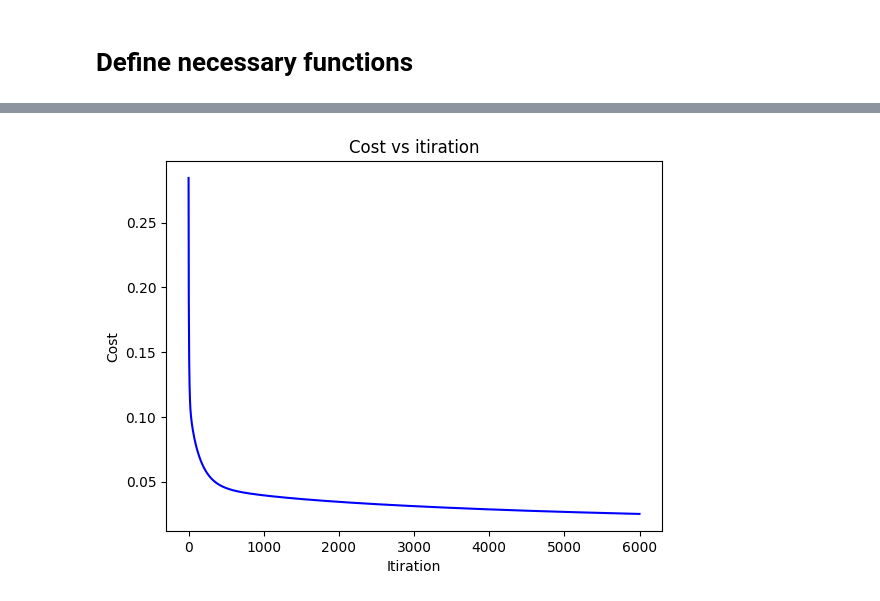
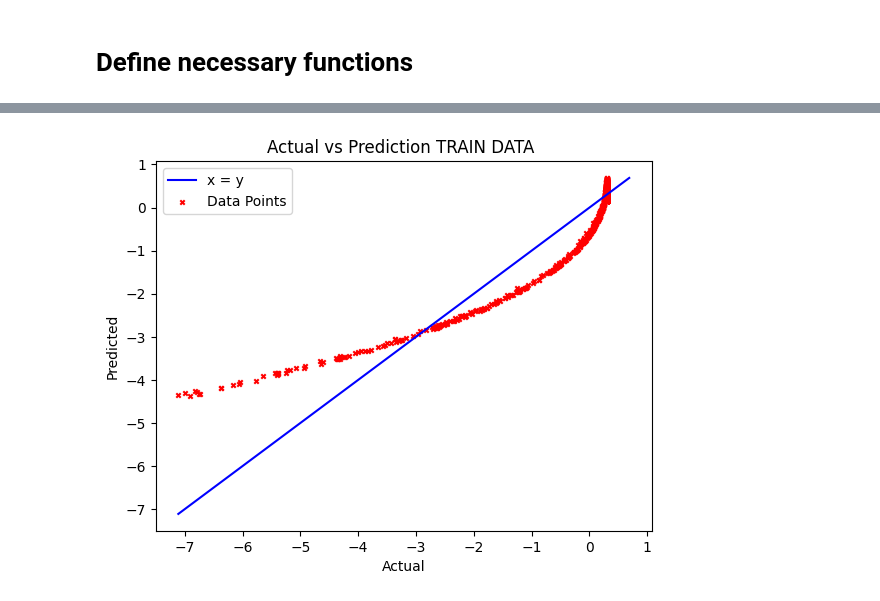
Before and after one commit to chiragraokv/linear_regression_polyfun, a Jupyter notebook: linear reg/BonusTask.ipynb, the cells around one changed output, grey strips where cells are left out. Saved outputs shown, nothing was run; the diff lists cells and outputs as text; code cells hidden in the pictures.

```diff
--- a/linear reg/BonusTask.ipynb
+++ b/linear reg/BonusTask.ipynb
@@ -8,7 +8,7 @@ import seaborn as sns
 # %% [markdown]
 # Import Files
 # %%
-senior_data = pd.read_csv("C:\\CSE\\bonus task\\Seniors.csv")
+senior_data = pd.read_csv("C:\\CSE\\Chirag-Rao-KV\\Task 2.2\\Seniors.csv")
 #drop non numeric columns
 print(senior_data)
 # %% [output]
@@ -219,6 +224,7 @@ def cost_fun(w, b, x, y, lam):  # Cost function
 
 def gradient_descent(w, b, x, y, a, iteration,lam):
     cost_his = []
+    m = x.shape[0]
     for j in range(iteration):
         dj_dw = np.zeros_like(w)  # Initialize gradient for w
         dj_db = 0  # Initialize gradient for b
@@ -245,0 +266,17 @@ a (learning rate) cannot be more than 0.001 -  RuntimeWarning: overflow encounte
+# %%
+print(f"for division in data - {fraction}\nItirations = {ite}\norder = {order}")
+
+w, b,cost_his = gradient_descent(w, b, x_train, y_train, a, ite,lam)
+final_cost_train = cost_fun(w, b, x_train, y_train,lam)
+final_cost_test = cost_fun(w, b, x_test, y_test,lam)
+rsquare_train = Rsquare(y_train,function(w,b,x_train))
+rsquare_test = Rsquare(y_test,function(w,b,x_test))
+
+print("\nOUTPUT\n")
+print(f"Final value of \nw = {w}, \nb = {b} \nfor a = {a}\n")
+
+print(f"Final value of cost function for Train = {final_cost_train}")
+print(f"Final value of cost function for Test = {final_cost_test}")
+
+print(f"\nR square value for Train data  {rsquare_train}")
+print(f"\nR square value for Test data  {rsquare_test}")
@@ -246,55 +313,27 @@ a (learning rate) cannot be more than 0.001 -  RuntimeWarning: overflow encounte
 # %%
-
-w = np.zeros(m)
-b = 0
-a = 0.001
-ite = 6000
-lam = 3
-
-print(f"for division in data - {fraction}\nItirations = {ite}\norder = {order}")
-
-for i in range(lam):
-    print(f"\n\nfor lambda value = {i}")
-    w, b,cost_his = gradient_descent(w, b, x_train, y_train, a, ite,i)
-    final_cost = cost_fun(w, b, x_train, y_train,i)
-    print("\nOUTPUT\n")
-    print(f"Final value of \nw = {w}, \nb = {b} \nfor a = {a}\n")
-    print(f"Final value of cost function = {final_cost}")
-    print(f"\nR square value for Train data  {Rsquare(y_train,function(w,b,x_train))}")
-    print(f"\nR square value for Train data  {Rsquare(y_test,function(w,b,x_test))}")
-    plt.plot(range(len(cost_his)),cost_his, color='blue')
-    plt.xlabel("Itiration")
-    plt.ylabel("Cost")
-    plt.title("Cost vs itiration")
-    plt.show()
+# X = y line for reference
+y_min = min(min(y_train),min(function(w,b,x_train)))
+y_max= max(max(y_train),max(function(w,b,x_train)))
+y = np.linspace(y_min,y_max, 500)  # Create 500 points between min and max value
+x = y  # x is equal to y
+plt.plot(x,y, color = 'blue', label = 'x = y')
+plt.scatter(y_train,function(w,b,x_train), color='red', marker='x', s=10, label='Data Points')
+plt.xlabel("Actual")
+plt.ylabel("Predicted")
+plt.title("Actual vs Prediction TRAIN DATA ")
+plt.legend()
+plt.show()
 
 
-    # X = y line for reference
-    y_min = min(min(y_train),min(function(w,b,x_train)))
-    y_max= max(max(y_train),max(function(w,b,x_train)))
-    y = np.linspace(y_min,y_max, 500)  # Create 500 points between min and max value
-    x = y  # x is equal to y
-    plt.plot(x,y, color = 'blue', label = 'x = y')
-    plt.scatter(y_train,function(w,b,x_train), color='red', marker='x', s=10, label='Data Points')
-    plt.xlabel("actual")
-    plt.ylabel("predicted")
-    plt.title("Actual vs Prediction TRAIN DATA ")
-    plt.legend()
-    plt.show()
-
-
-    y_min = min(min(y_test),min(function(w,b,x_test)))
-    y_max= max(max(y_test),max(function(w,b,x_test)))
-    y = np.linspace(y_min,y_max, 500)  # Create 500 points between min and max value
-    x = y  # x is equal to y
-    plt.plot(x,y, color = 'blue', label = 'x = y')
-    plt.scatter(y_test,function(w,b,x_test), color='red', marker='x', s=10, label='Data Points')
-    plt.xlabel("actual")
-    plt.ylabel("predicted")
-    plt.title("Actual vs Prediction TEST DATA ")
-    plt.legend()
-    plt.show()
-    w = np.zeros(m)
-    b = 0
-    cost_his = []
+y_min = min(min(y_test),min(function(w,b,x_test)))
+y_max= max(max(y_test),max(function(w,b,x_test)))
+y = np.linspace(y_min,y_max, 500)  # Create 500 points between min and max value
+x = y  # x is equal to y
+plt.plot(x,y, color = 'blue', label = 'x = y')
+plt.scatter(y_test,function(w,b,x_test), color='red', marker='x', s=10, label='Data Points')
+plt.xlabel("Actual")
+plt.ylabel("Predicted")
+plt.title("Actual vs Prediction TEST DATA ")
+plt.legend()
+plt.show()
 # %% [output]
@@ -318 +340 @@ R square value for Train data  0.14291940300114658
-[figure, old version]
+[figure, new version]
```
Also changed, not shown: parts of 41 cells of this notebook.
